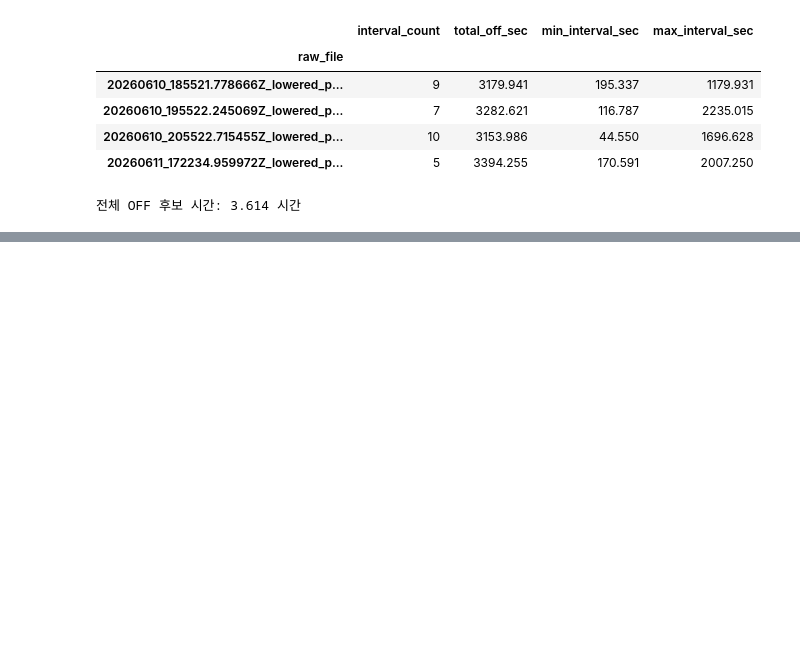
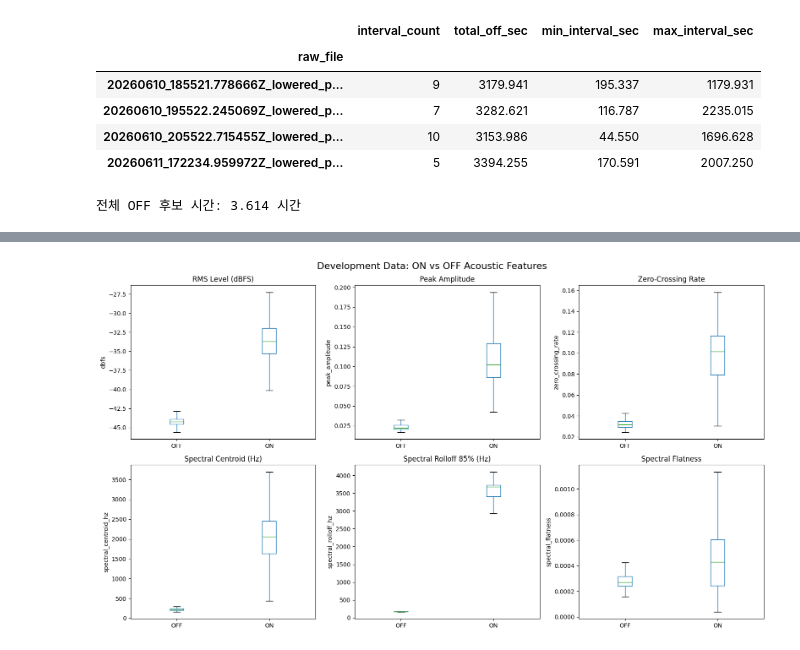
Before and after one commit to tnwlvos/Purdue-AI-education-Muchine-Learning-, a Jupyter notebook: PurdueAI_Final_project.ipynb, the cells around one changed output, grey strips where cells are left out. Cells and saved outputs as stored; diff of their text form; code cells hidden in the pictures; blank space fills up the shorter version.

```diff
--- a/PurdueAI_Final_project.ipynb
+++ b/PurdueAI_Final_project.ipynb
@@ -1566,0 +2075,18 @@ OFF 후보 구간 수: 31
+# %%
+feature_columns = [
+    "dbfs",
+    "peak_amplitude",
+    "zero_crossing_rate",
+    "spectral_centroid_hz",
+    "spectral_rolloff_hz",
+    "spectral_flatness",
+]
+
+feature_summary = (
+    development_features
+    .groupby("label")[feature_columns]
+    .agg(["mean", "median", "std"])
+    .round(4)
+)
+
+display(feature_summary)
@@ -1566,0 +2105,45 @@ OFF 후보 구간 수: 31
+# %%
+fig, axes = plt.subplots(
+    2,
+    3,
+    figsize=(16, 9),
+)
+
+axes = axes.flatten()
+
+plot_titles = {
+    "dbfs": "RMS Level (dBFS)",
+    "peak_amplitude": "Peak Amplitude",
+    "zero_crossing_rate": "Zero-Crossing Rate",
+    "spectral_centroid_hz": "Spectral Centroid (Hz)",
+    "spectral_rolloff_hz": "Spectral Rolloff 85% (Hz)",
+    "spectral_flatness": "Spectral Flatness",
+}
+
+for axis, feature_name in zip(
+    axes,
+    feature_columns,
+):
+    development_features.boxplot(
+        column=feature_name,
+        by="label",
+        ax=axis,
+        showfliers=False,
+        grid=False,
+    )
+
+    axis.set_title(
+        plot_titles[feature_name]
+    )
+    axis.set_xlabel("")
+    axis.set_ylabel(feature_name)
+
+fig.suptitle(
+    "Development Data: ON vs OFF Acoustic Features",
+    fontsize=16,
+)
+
+plt.tight_layout()
+plt.show()
+# %% [output]
+[figure, added]
```
Also changed, not shown: parts of 14 cells of this notebook.
